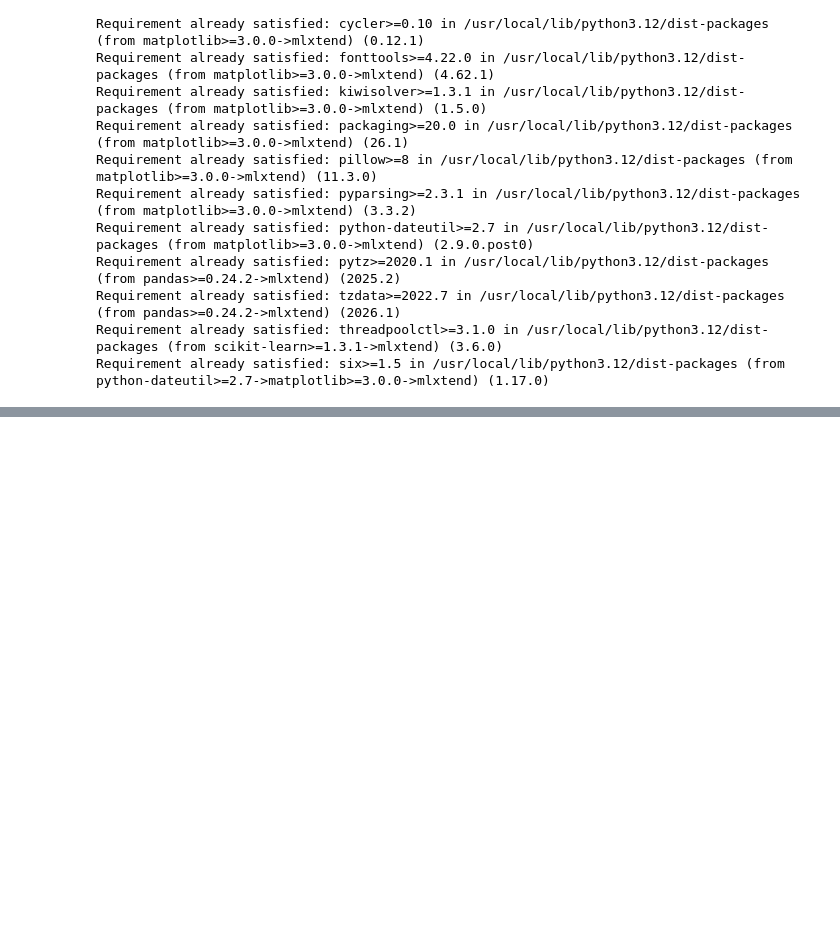
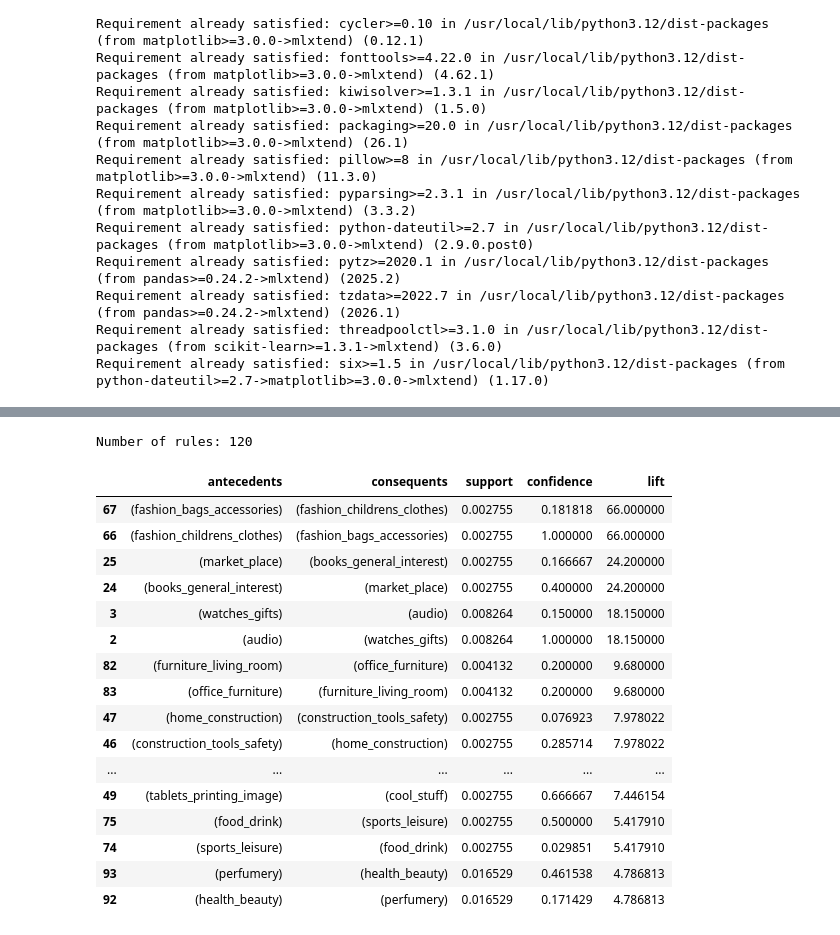
Before and after one commit to asher013/CISC483-683-Final, a Jupyter notebook: association_rules.ipynb, the cells around one changed output, grey strips where cells are left out. Saved outputs shown, nothing was run; the diff lists cells and outputs as text; code cells hidden in the pictures; blank space fills up the shorter version.

```diff
--- a/association_rules.ipynb
+++ b/association_rules.ipynb
@@ -31,0 +244,42 @@ from mlxtend.frequent_patterns import apriori, fpgrowth, association_rules
+# %%
+rules_apriori = association_rules(
+    frequent_apriori,
+    metric="lift",
+    min_threshold=1.0
+)
+
+rules_apriori = rules_apriori.sort_values(
+    by="lift",
+    ascending=False
+)
+
+print("Number of rules:", len(rules_apriori))
+
+rules_apriori[
+    [
+        'antecedents',
+        'consequents',
+        'support',
+        'confidence',
+        'lift'
+    ]
+].head(20)
+# %% [output]
+Number of rules: 120
+|  | antecedents | consequents | support | confidence | lift |
+| 67 | (fashion_bags_accessories) | (fashion_childrens_clothes) | 0.002755 | 0.181818 | 66.000000 |
+| 66 | (fashion_childrens_clothes) | (fashion_bags_accessories) | 0.002755 | 1.000000 | 66.000000 |
+| 25 | (market_place) | (books_general_interest) | 0.002755 | 0.166667 | 24.200000 |
+| 24 | (books_general_interest) | (market_place) | 0.002755 | 0.400000 | 24.200000 |
+| 3 | (watches_gifts) | (audio) | 0.008264 | 0.150000 | 18.150000 |
+| 2 | (audio) | (watches_gifts) | 0.008264 | 1.000000 | 18.150000 |
+| 82 | (furniture_living_room) | (office_furniture) | 0.004132 | 0.200000 | 9.680000 |
+| 83 | (office_furniture) | (furniture_living_room) | 0.004132 | 0.200000 | 9.680000 |
+| 47 | (home_construction) | (construction_tools_safety) | 0.002755 | 0.076923 | 7.978022 |
+| 46 | (construction_tools_safety) | (home_construction) | 0.002755 | 0.285714 | 7.978022 |
+| ... | ... | ... | ... | ... | ... |
+| 49 | (tablets_printing_image) | (cool_stuff) | 0.002755 | 0.666667 | 7.446154 |
+| 75 | (food_drink) | (sports_leisure) | 0.002755 | 0.500000 | 5.417910 |
+| 74 | (sports_leisure) | (food_drink) | 0.002755 | 0.029851 | 5.417910 |
+| 93 | (perfumery) | (health_beauty) | 0.016529 | 0.461538 | 4.786813 |
+| 92 | (health_beauty) | (perfumery) | 0.016529 | 0.171429 | 4.786813 |
```
Also changed, not shown: parts of 22 cells of this notebook.
